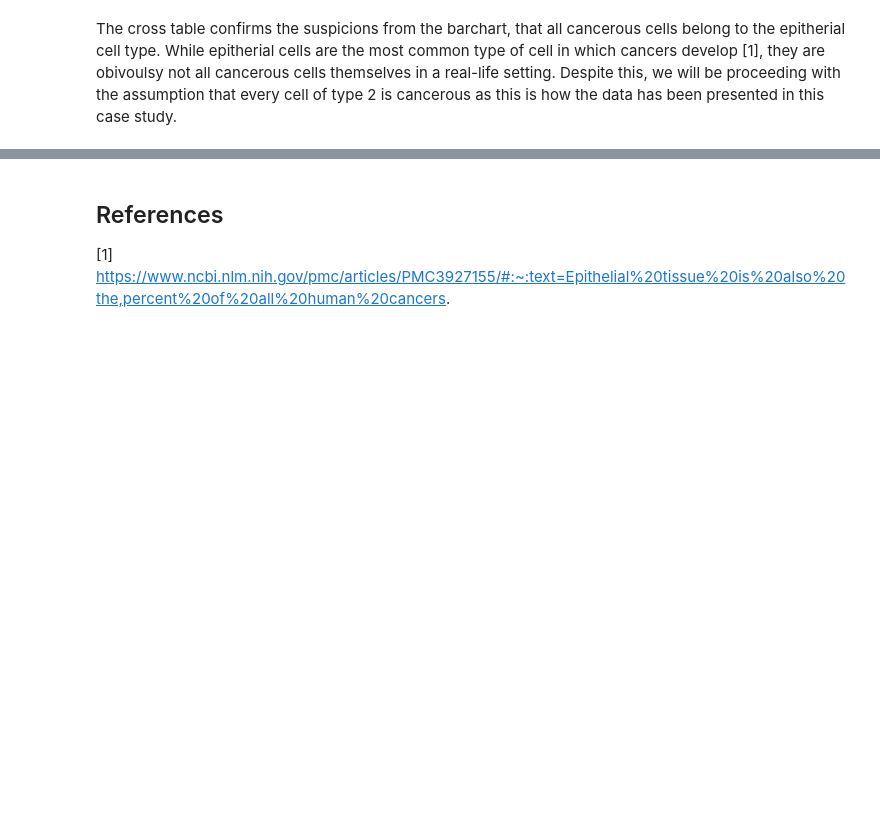
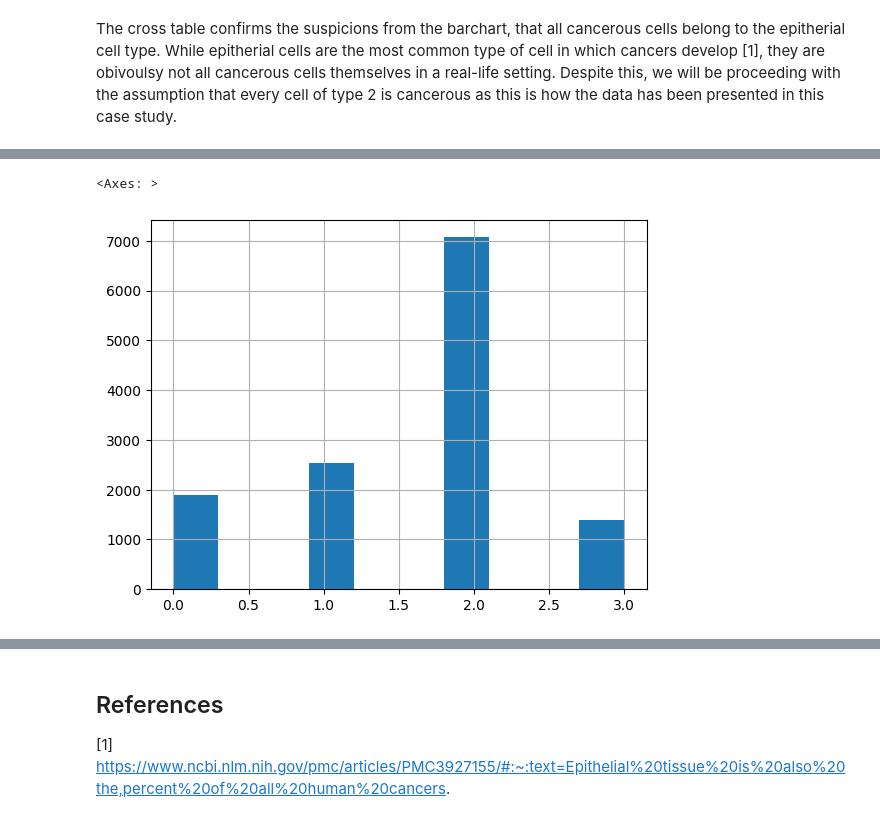
Before and after one commit to anthonysalvatore/comp-machine-learning-a2, a Jupyter notebook: main.ipynb, the cells around one changed output, grey strips where cells are left out. Cells and saved outputs as stored; diff of their text form; code cells hidden in the pictures; blank space fills up the shorter version.

```diff
--- a/main.ipynb
+++ b/main.ipynb
@@ -100,0 +144,4 @@ The cross table confirms the suspicions from the barchart, that all cancerous ce
+# %%
+extra_data.loc[extra_data['isCancerous'] == 1, 'cellType'] = 2
+extra_data.loc[extra_data['isCancerous'] == 1, 'cellTypeName'] = 'epitherial'
+extra_data
@@ -100,0 +165,3 @@ The cross table confirms the suspicions from the barchart, that all cancerous ce
+# %%
+df = pd.concat([main_data, extra_data]).sort_index()
+df
@@ -100,0 +183,5 @@ The cross table confirms the suspicions from the barchart, that all cancerous ce
+# %%
+df['cellType'].hist()
+# %% [output]
+<Axes: >
+[figure, added]
```
Also changed, not shown: parts of 21 cells of this notebook.
